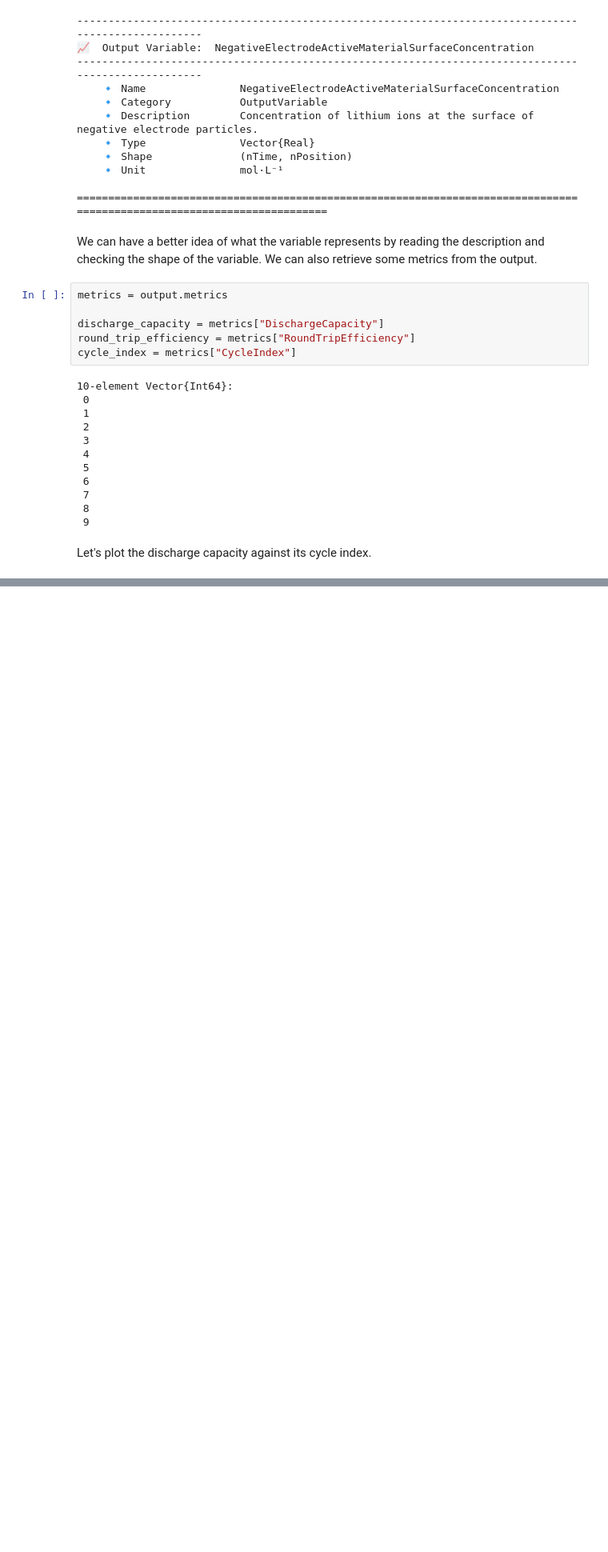
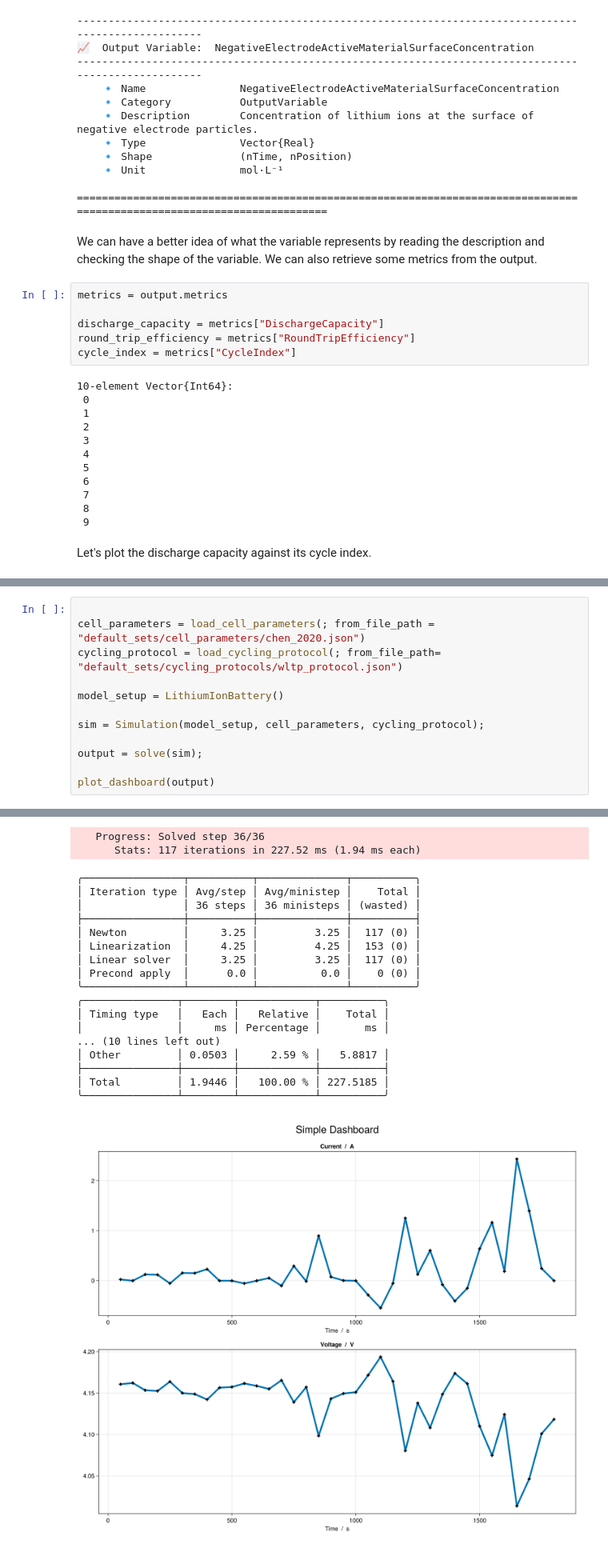
Before and after one commit to BattMoTeam/BattMo-workshop-2025-10-20, a Jupyter notebook: battmo_workshop.ipynb, the cells around one changed output, grey strips where cells are left out. Shown at 80% size. Saved outputs shown, nothing was run; the diff lists cells and outputs as text; blank space fills up the shorter version.

```diff
--- a/battmo_workshop.ipynb
+++ b/battmo_workshop.ipynb
@@ -465,0 +759,13 @@ f
+# %%
+
+cell_parameters = load_cell_parameters(; from_file_path = "default_sets/cell_parameters/chen_2020.json")
+cycling_protocol = load_cycling_protocol(; from_file_path= "default_sets/cycling_protocols/wltp_protocol.json")
+
+model_setup = LithiumIonBattery()
+
+sim = Simulation(model_setup, cell_parameters, cycling_protocol);
+
+output = solve(sim);
+
+plot_dashboard(output)
+# %% [output]
@@ -465,0 +783,20 @@ f
+   Progress: Solved step 36/36
+      Stats: 117 iterations in 227.52 ms (1.94 ms each)
+╭────────────────┬──────────┬──────────────┬──────────╮
+│ Iteration type │ Avg/step │ Avg/ministep │    Total │
+│                │ 36 steps │ 36 ministeps │ (wasted) │
+├────────────────┼──────────┼──────────────┼──────────┤
+│ Newton         │     3.25 │         3.25 │  117 (0) │
+│ Linearization  │     4.25 │         4.25 │  153 (0) │
+│ Linear solver  │     3.25 │         3.25 │  117 (0) │
+│ Precond apply  │      0.0 │          0.0 │    0 (0) │
+╰────────────────┴──────────┴──────────────┴──────────╯
+╭───────────────┬────────┬────────────┬──────────╮
+│ Timing type   │   Each │   Relative │    Total │
+│               │     ms │ Percentage │       ms │
+... (10 lines left out)
+│ Other         │ 0.0503 │     2.59 % │   5.8817 │
+├───────────────┼────────┼────────────┼──────────┤
+│ Total         │ 1.9446 │   100.00 % │ 227.5185 │
+╰───────────────┴────────┴────────────┴──────────╯
+[figure, added]
```
Also changed, not shown: parts of 138 cells of this notebook, 6 other files.
